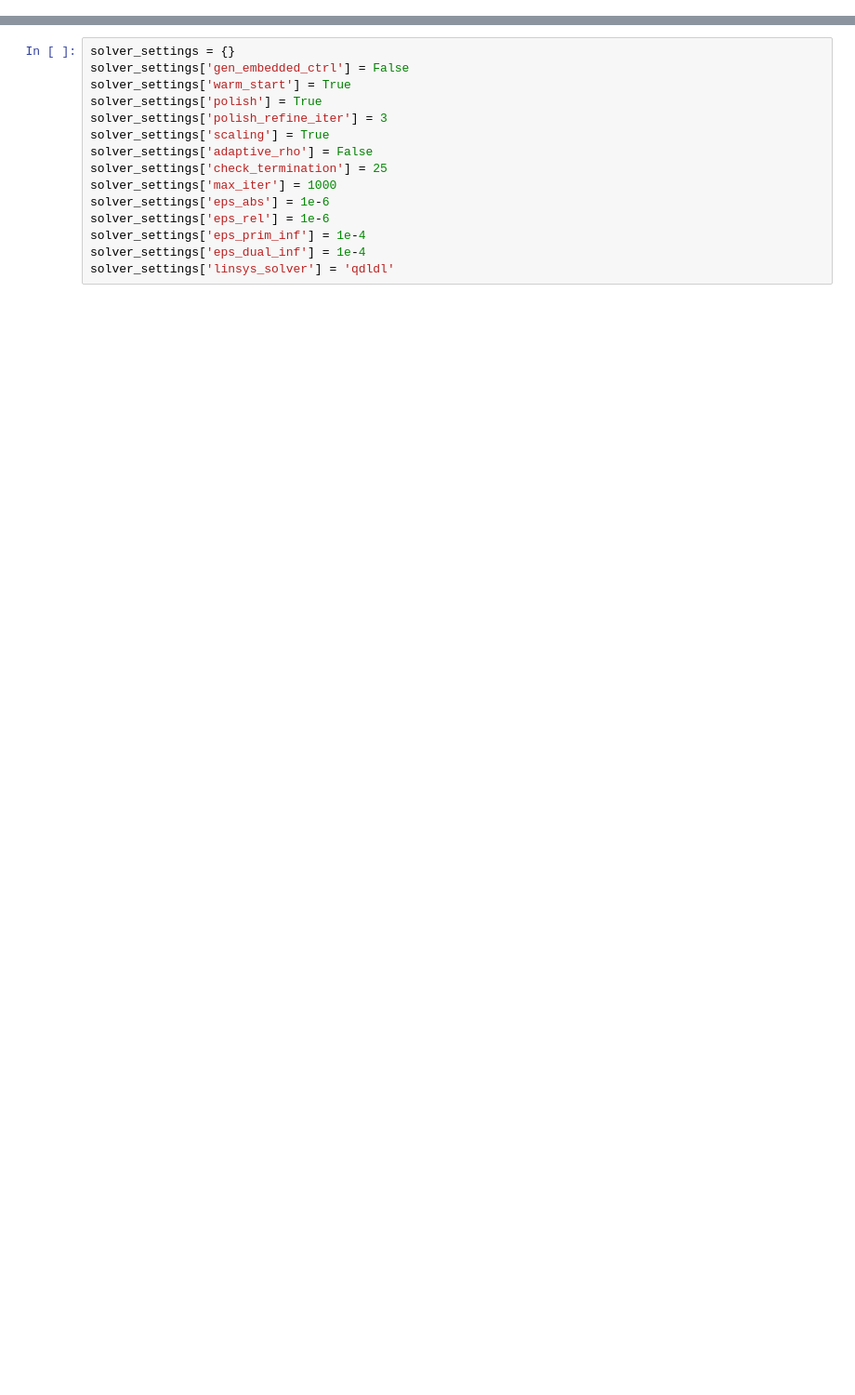
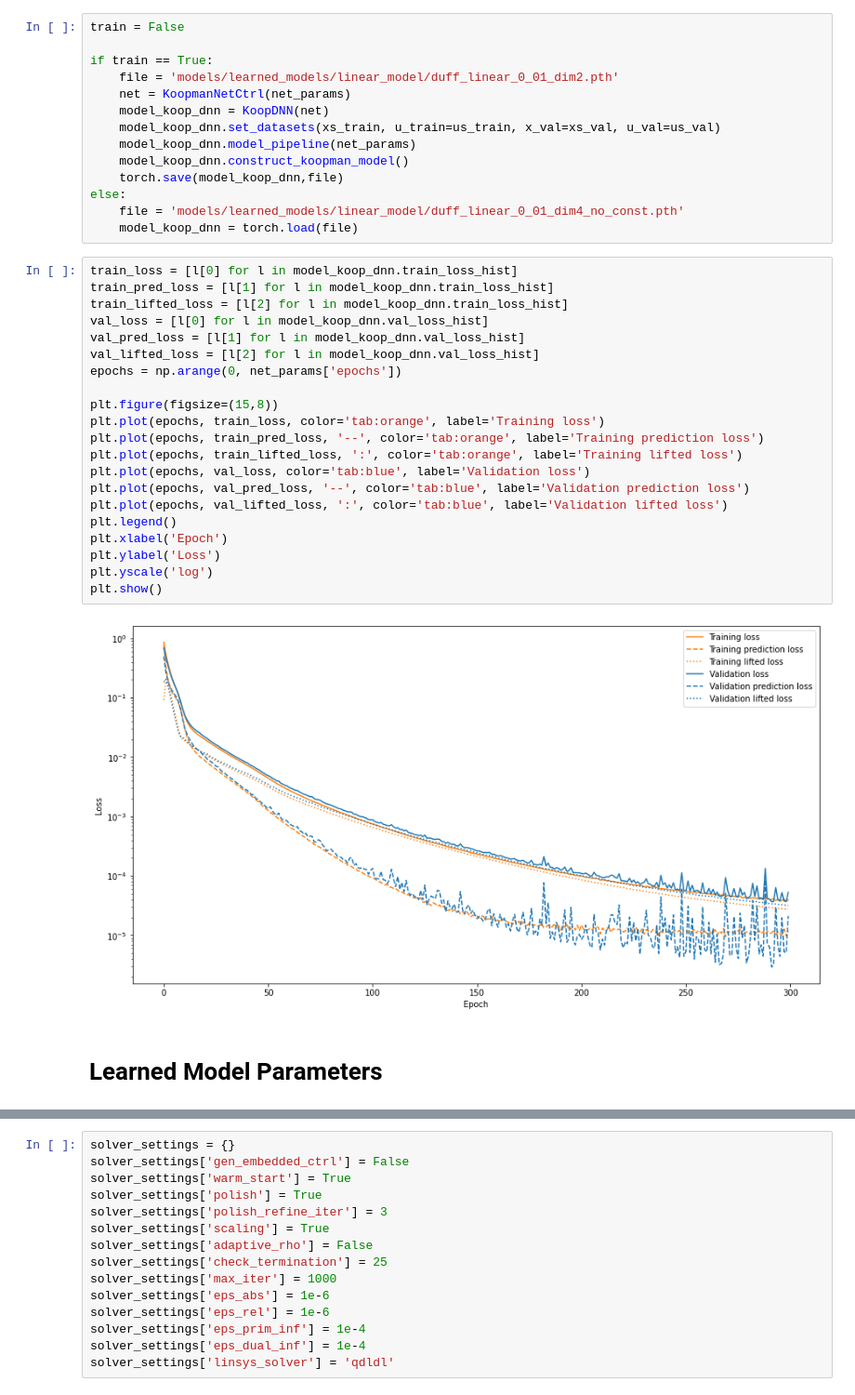
Before and after one commit to Rajpal9/Adaptive-koopman, a Jupyter notebook: nmpc_control.ipynb, the cells around one changed output, grey strips where cells are left out. Shown at 93% size. Saved outputs shown, nothing was run; the diff lists cells and outputs as text; blank space fills up the shorter version.

```diff
--- a/nmpc_control.ipynb
+++ b/nmpc_control.ipynb
@@ -20,0 +131,39 @@ model_koop_dnn = torch.load(file)
+# %%
+train = False
+
+if train == True:
+    file = 'models/learned_models/linear_model/duff_linear_0_01_dim2.pth'
+    net = KoopmanNetCtrl(net_params)
+    model_koop_dnn = KoopDNN(net)
+    model_koop_dnn.set_datasets(xs_train, u_train=us_train, x_val=xs_val, u_val=us_val)
+    model_koop_dnn.model_pipeline(net_params)
+    model_koop_dnn.construct_koopman_model()
+    torch.save(model_koop_dnn,file)
+else:
+    file = 'models/learned_models/linear_model/duff_linear_0_01_dim4_no_const.pth'
+    model_koop_dnn = torch.load(file)
+# %%
+train_loss = [l[0] for l in model_koop_dnn.train_loss_hist]
+train_pred_loss = [l[1] for l in model_koop_dnn.train_loss_hist]
+train_lifted_loss = [l[2] for l in model_koop_dnn.train_loss_hist]
+val_loss = [l[0] for l in model_koop_dnn.val_loss_hist]
+val_pred_loss = [l[1] for l in model_koop_dnn.val_loss_hist]
+val_lifted_loss = [l[2] for l in model_koop_dnn.val_loss_hist]
+epochs = np.arange(0, net_params['epochs'])
+
+plt.figure(figsize=(15,8))
+plt.plot(epochs, train_loss, color='tab:orange', label='Training loss')
+plt.plot(epochs, train_pred_loss, '--', color='tab:orange', label='Training prediction loss')
+plt.plot(epochs, train_lifted_loss, ':', color='tab:orange', label='Training lifted loss')
+plt.plot(epochs, val_loss, color='tab:blue', label='Validation loss')
+plt.plot(epochs, val_pred_loss, '--', color='tab:blue', label='Validation prediction loss')
+plt.plot(epochs, val_lifted_loss, ':', color='tab:blue', label='Validation lifted loss')
+plt.legend()
+plt.xlabel('Epoch')
+plt.ylabel('Loss')
+plt.yscale('log')
+plt.show()
+# %% [output]
+[figure, added]
+# %% [markdown]
+# Learned Model Parameters
```
Also changed, not shown: parts of 75 cells of this notebook.
